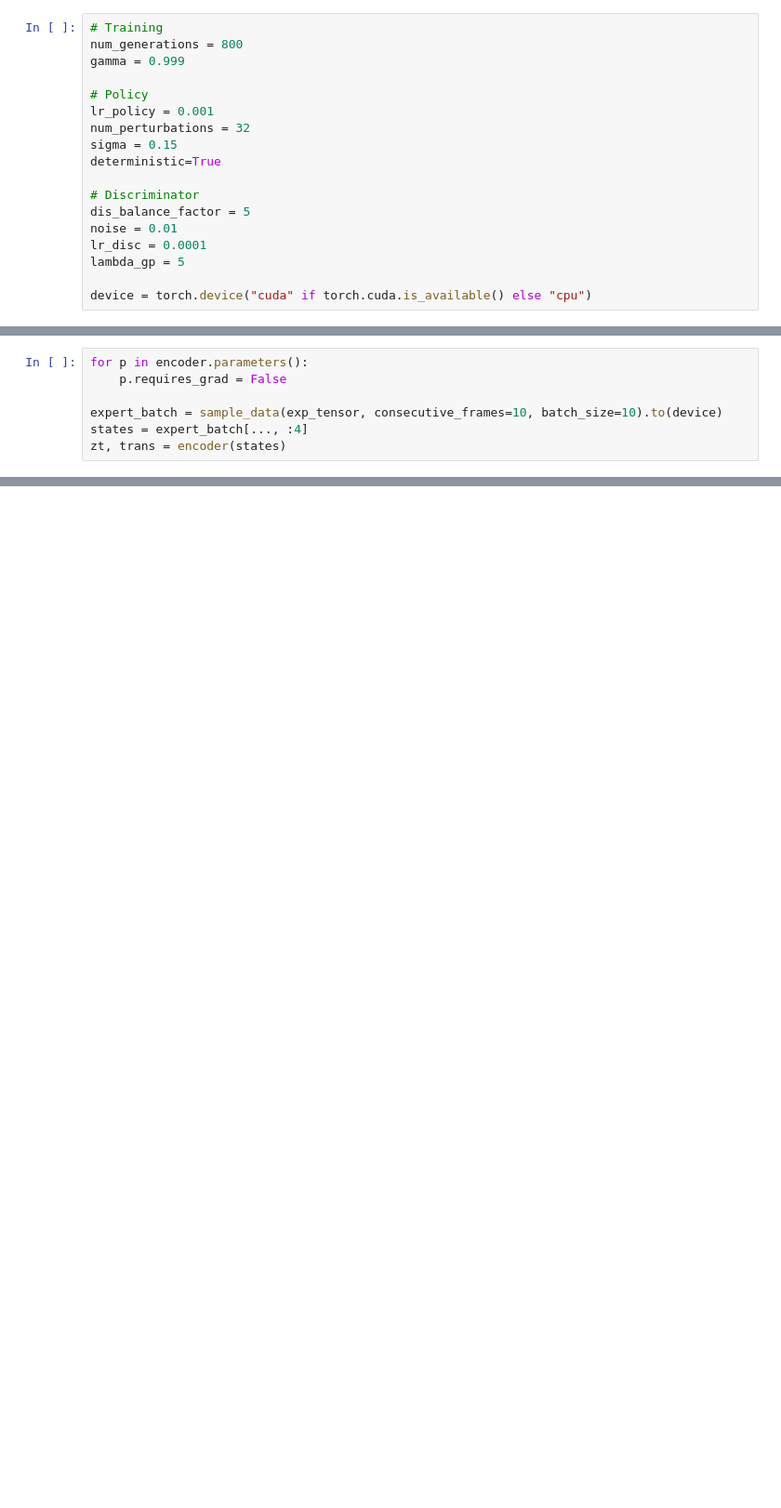
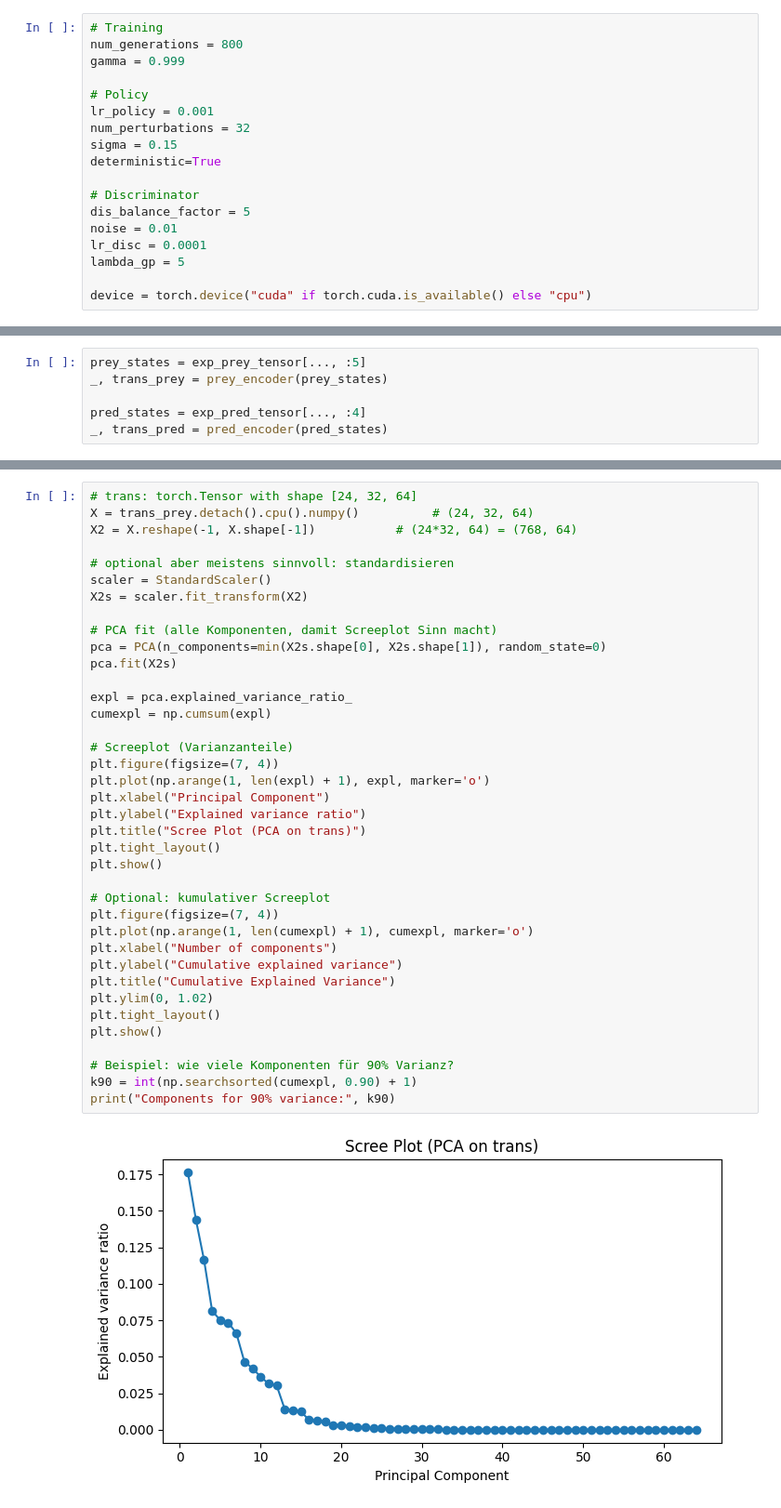
Before and after one commit to wirthy21/Master-Thesis, a Jupyter notebook: notebooks - gail_testing/4. Feature Clustering.ipynb, the cells around one changed output, grey strips where cells are left out. Shown at 93% size. Cells and saved outputs as stored; diff of their text form; blank space fills up the shorter version.

```diff
--- a/notebooks - gail_testing/4. Feature Clustering.ipynb
+++ b/notebooks - gail_testing/4. Feature Clustering.ipynb
@@ -361,7 +408,6 @@ epoch 1000: loss=15.130720 sim=0.2049 std=0.4717 cov=0.5865 std_mean=0.764
 # %%
-for p in encoder.parameters():
-    p.requires_grad = False
+prey_states = exp_prey_tensor[..., :5]
+_, trans_prey = prey_encoder(prey_states)
 
-expert_batch = sample_data(exp_tensor, consecutive_frames=10, batch_size=10).to(device)
-states = expert_batch[..., :4]
-zt, trans = encoder(states)
+pred_states = exp_pred_tensor[..., :4]
+_, trans_pred = pred_encoder(pred_states)
@@ -644,0 +414,40 @@ res_tr  = run_pca_cluster_viz_with_scaler(X_tr,  title="Transition embeddings",
+# %%
+# trans: torch.Tensor with shape [24, 32, 64]
+X = trans_prey.detach().cpu().numpy()          # (24, 32, 64)
+X2 = X.reshape(-1, X.shape[-1])           # (24*32, 64) = (768, 64)
+
+# optional aber meistens sinnvoll: standardisieren
+scaler = StandardScaler()
+X2s = scaler.fit_transform(X2)
+
+# PCA fit (alle Komponenten, damit Screeplot Sinn macht)
+pca = PCA(n_components=min(X2s.shape[0], X2s.shape[1]), random_state=0)
+pca.fit(X2s)
+
+expl = pca.explained_variance_ratio_
+cumexpl = np.cumsum(expl)
+
+# Screeplot (Varianzanteile)
+plt.figure(figsize=(7, 4))
+plt.plot(np.arange(1, len(expl) + 1), expl, marker='o')
+plt.xlabel("Principal Component")
+plt.ylabel("Explained variance ratio")
+plt.title("Scree Plot (PCA on trans)")
+plt.tight_layout()
+plt.show()
+
+# Optional: kumulativer Screeplot
+plt.figure(figsize=(7, 4))
+plt.plot(np.arange(1, len(cumexpl) + 1), cumexpl, marker='o')
+plt.xlabel("Number of components")
+plt.ylabel("Cumulative explained variance")
+plt.title("Cumulative Explained Variance")
+plt.ylim(0, 1.02)
+plt.tight_layout()
+plt.show()
+
+# Beispiel: wie viele Komponenten für 90% Varianz?
+k90 = int(np.searchsorted(cumexpl, 0.90) + 1)
+print("Components for 90% variance:", k90)
+# %% [output]
+[figure, added]
```
Also changed, not shown: parts of 12 cells of this notebook, 6 other files.
